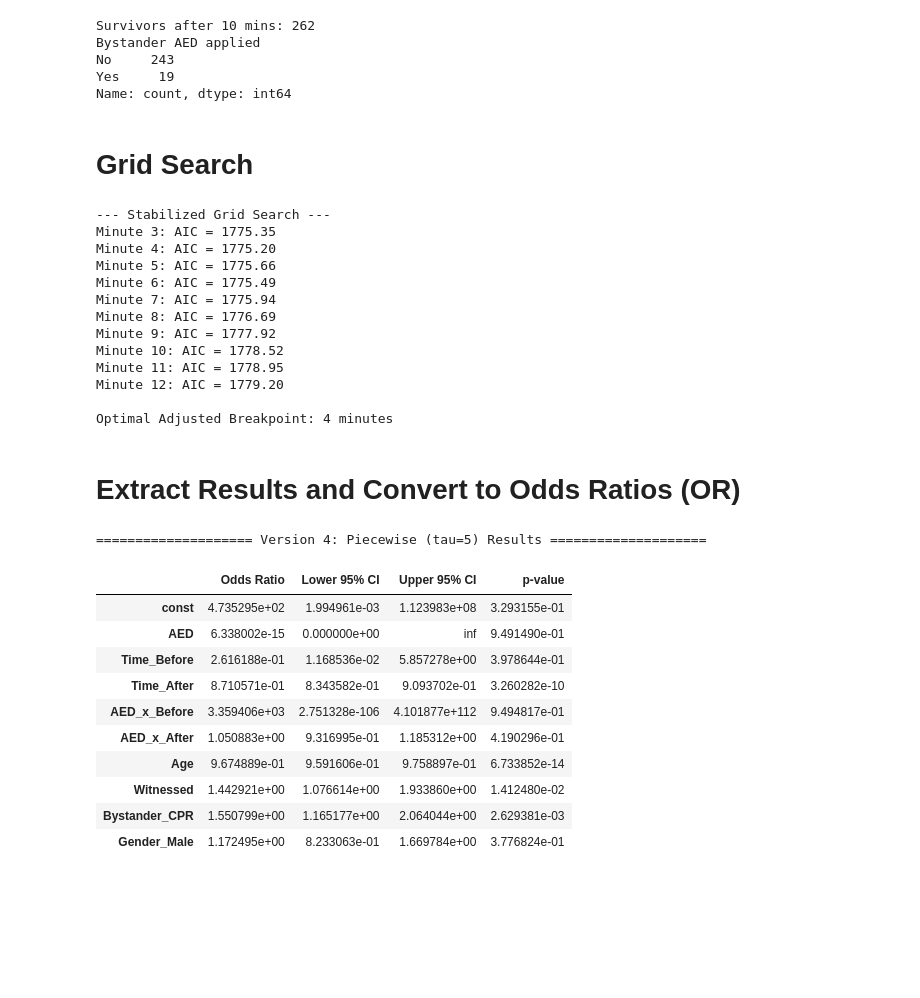
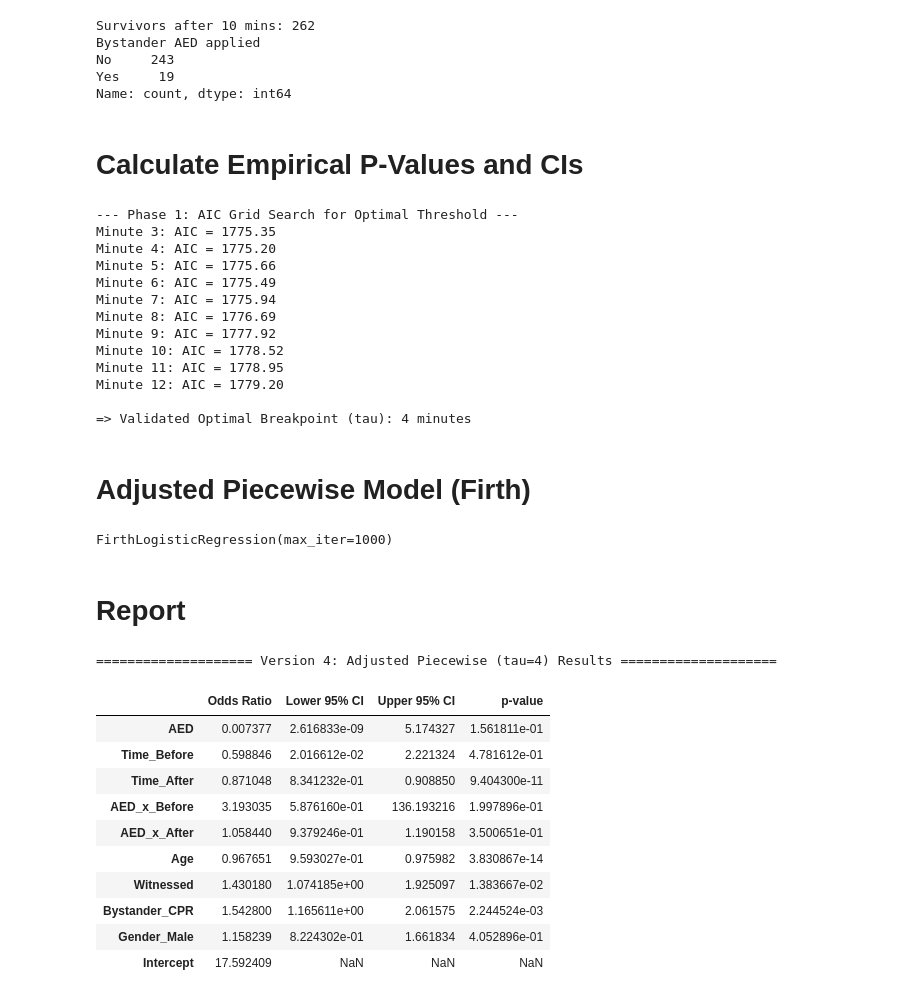
Before and after one commit to axellee1994/AED-OHCA, a Jupyter notebook: src/Survival_Curve_Analysis/model_analysis/v4_multivariable adjusted_piecewise_lr.ipynb, the cells around one changed output. Cells and saved outputs as stored; diff of their text form; code cells hidden in the pictures; blank space fills up the shorter version.

Commit message:
Changed to Firth Logistic Regression along with Piecewise Regression

```diff
--- a/src/Survival_Curve_Analysis/model_analysis/v4_multivariable adjusted_piecewise_lr.ipynb
+++ b/src/Survival_Curve_Analysis/model_analysis/v4_multivariable adjusted_piecewise_lr.ipynb
@@ -141,29 +175,23 @@ No     243
 Yes     19
 Name: count, dtype: int64
 # %% [markdown]
-# Grid Search
+# Calculate Empirical P-Values and CIs
 # %%
 search_results = []
-models_dict = {}
 
-print("--- Stabilized Grid Search ---")
+print("\n--- Phase 1: AIC Grid Search for Optimal Threshold ---")
 for t in range(3, 13):
-    aic, model = run_multivariable_piecewise_iteration(df_clean, t)
-
-    # Only record results if AIC is not infinity (indicating convergence)
+    aic = run_grid_iteration(df_clean, t)
     if aic != np.inf:
         search_results.append({'tau': t, 'AIC': aic})
-        models_dict[t] = model
         print(f"Minute {t}: AIC = {aic:.2f}")
-    else:
-        print(f"Minute {t}: Optimization failed to converge. Skipping.")
 
-# Find the winner
+# Dynamically extract the winning threshold
 discovery_df = pd.DataFrame(search_results)
 best_tau = discovery_df.loc[discovery_df['AIC'].idxmin(), 'tau']
-print(f"\nOptimal Adjusted Breakpoint: {best_tau} minutes")
+print(f"\n=> Validated Optimal Breakpoint (tau): {best_tau} minutes")
 # %% [output]
---- Stabilized Grid Search ---
+--- Phase 1: AIC Grid Search for Optimal Threshold ---
 Minute 3: AIC = 1775.35
 Minute 4: AIC = 1775.20
 Minute 5: AIC = 1775.66
@@ -175,24 +203,52 @@ Minute 10: AIC = 1778.52
 Minute 11: AIC = 1778.95
 Minute 12: AIC = 1779.20
 
-Optimal Adjusted Breakpoint: 4 minutes
+=> Validated Optimal Breakpoint (tau): 4 minutes
+# %% [markdown]
+# Adjusted Piecewise Model (Firth)
+# %%
+t_before = df_clean['Time_to_Defib'].clip(upper=best_tau)
+t_after = (df_clean['Time_to_Defib'] - best_tau).clip(lower=0)
+
+X_v4 = pd.DataFrame({
+    'AED': df_clean['AED_Applied_Binary'],
+    'Time_Before': t_before,
+    'Time_After': t_after,
+    'AED_x_Before': df_clean['AED_Applied_Binary'] * t_before,
+    'AED_x_After': df_clean['AED_Applied_Binary'] * t_after,
+    'Age': df_clean['Age'],
+    'Witnessed': df_clean['Witnessed_Binary'],
+    'Bystander_CPR': df_clean['Bystander_CPR_Binary'],
+    'Gender_Male': df_clean['Gender_Male']
+})
+y_v4 = df_clean['Survival_Binary']
+
+def patched_validate(self, X, y, **kwargs):
+    return check_X_y(X, y, **kwargs)
+
+FirthLogisticRegression._validate_data = patched_validate
+
+# Fit the Firth Model
+firth_v4 = FirthLogisticRegression(max_iter=1000)
+firth_v4.feature_names_in_ = X_v4.columns
+firth_v4.fit(X_v4, y_v4)
+# %% [output]
+FirthLogisticRegression(max_iter=1000)
 # %% [markdown]
-# Extract Results and Convert to Odds Ratios (OR)
+# Report
 # %%
-winner = models_dict[best_tau]
-v4_final_report = report_results(winner, "Version 4: Piecewise (tau=5)")
-
-display(v4_final_report)
+v4_report = report_results(firth_v4, f"Version 4: Adjusted Piecewise (tau={best_tau})")
+display(v4_report)
 # %% [output]
-==================== Version 4: Piecewise (tau=5) Results ====================
+==================== Version 4: Adjusted Piecewise (tau=4) Results ====================
 |  | Odds Ratio | Lower 95% CI | Upper 95% CI | p-value |
-| const | 4.735295e+02 | 1.994961e-03 | 1.123983e+08 | 3.293155e-01 |
-| AED | 6.338002e-15 | 0.000000e+00 | inf | 9.491490e-01 |
-| Time_Before | 2.616188e-01 | 1.168536e-02 | 5.857278e+00 | 3.978644e-01 |
-| Time_After | 8.710571e-01 | 8.343582e-01 | 9.093702e-01 | 3.260282e-10 |
-| AED_x_Before | 3.359406e+03 | 2.751328e-106 | 4.101877e+112 | 9.494817e-01 |
-| AED_x_After | 1.050883e+00 | 9.316995e-01 | 1.185312e+00 | 4.190296e-01 |
-| Age | 9.674889e-01 | 9.591606e-01 | 9.758897e-01 | 6.733852e-14 |
-| Witnessed | 1.442921e+00 | 1.076614e+00 | 1.933860e+00 | 1.412480e-02 |
-| Bystander_CPR | 1.550799e+00 | 1.165177e+00 | 2.064044e+00 | 2.629381e-03 |
-| Gender_Male | 1.172495e+00 | 8.233063e-01 | 1.669784e+00 | 3.776824e-01 |
+| AED | 0.007377 | 2.616833e-09 | 5.174327 | 1.561811e-01 |
+| Time_Before | 0.598846 | 2.016612e-02 | 2.221324 | 4.781612e-01 |
+| Time_After | 0.871048 | 8.341232e-01 | 0.908850 | 9.404300e-11 |
+| AED_x_Before | 3.193035 | 5.876160e-01 | 136.193216 | 1.997896e-01 |
+| AED_x_After | 1.058440 | 9.379246e-01 | 1.190158 | 3.500651e-01 |
+| Age | 0.967651 | 9.593027e-01 | 0.975982 | 3.830867e-14 |
+| Witnessed | 1.430180 | 1.074185e+00 | 1.925097 | 1.383667e-02 |
+| Bystander_CPR | 1.542800 | 1.165611e+00 | 2.061575 | 2.244524e-03 |
+| Gender_Male | 1.158239 | 8.224302e-01 | 1.661834 | 4.052896e-01 |
+| Intercept | 17.592409 | NaN | NaN | NaN |
```
Also changed, not shown: parts of 4 cells of this notebook, 1 other file.
